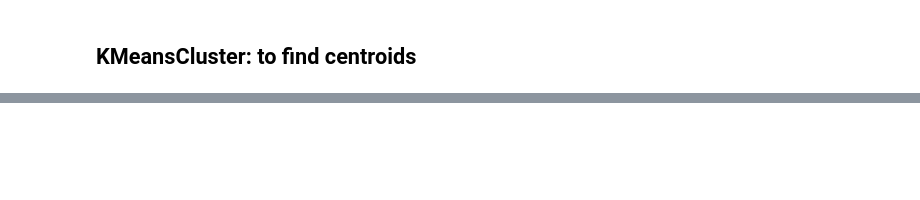
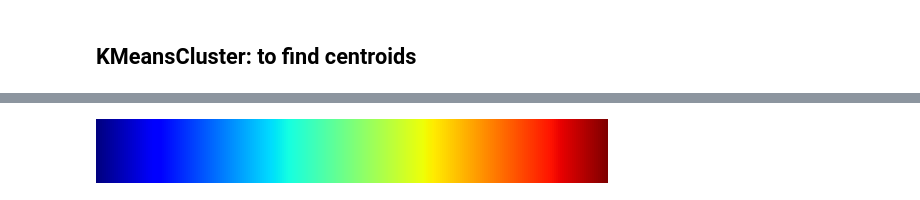
Before and after one commit to moates695/cs9517_Group_Project, a Jupyter notebook: marcus/preprocess.ipynb, the cells around one changed output, grey strips where cells are left out. Cells and saved outputs as stored; diff of their text form; code cells hidden in the pictures; blank space fills up the shorter version.

```diff
--- a/marcus/preprocess.ipynb
+++ b/marcus/preprocess.ipynb
@@ -230,2 +277,8 @@ def get_centroids(img):
 # %%
 cs = get_centroids(img3)
+# %%
+from matplotlib import cm
+cmap = cm.get_cmap('jet')
+cmap
+# %% [output]
+[figure, added]
```
Also changed, not shown: parts of 15 cells of this notebook.
